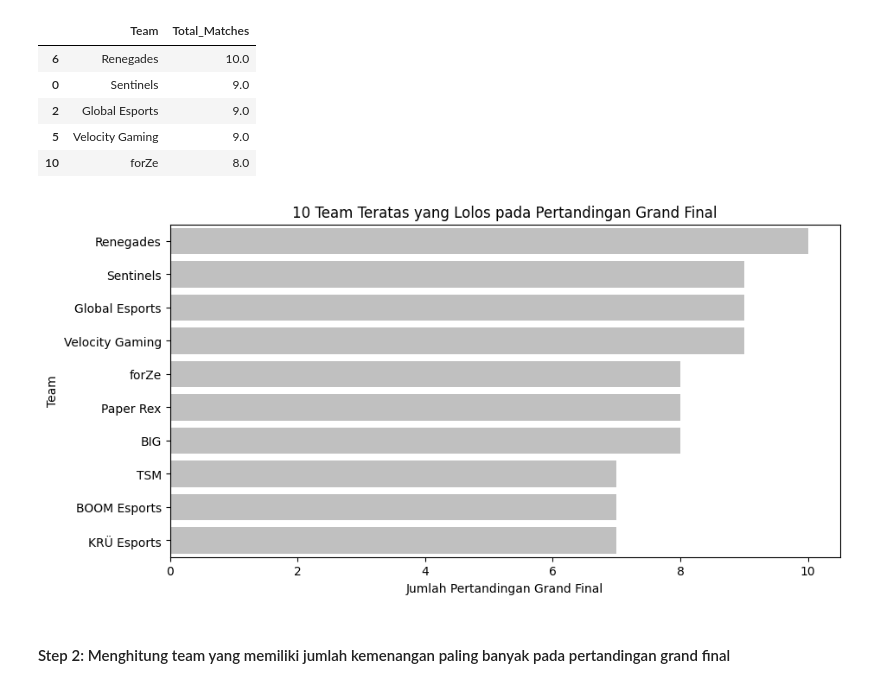
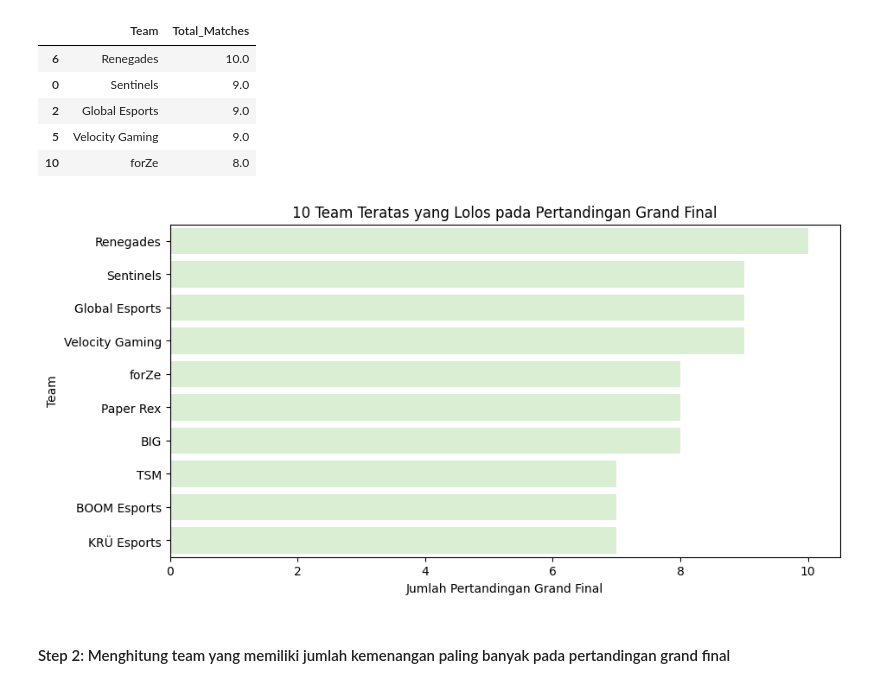
Before and after one commit to LyzanderAndrylie/kasdad-tk, a Jupyter notebook: TK_Data+.ipynb, the cells around one changed output. Drawn from its saved outputs; the diff is of its cells as text; code cells hidden in the pictures.

Commit message:
fix coloring

```diff
--- a/TK_Data+.ipynb
+++ b/TK_Data+.ipynb
@@ -913,12 +910,12 @@ team_counts.head()
 # %%
 plt.figure(figsize=(10, 5))
 sns.barplot(team_counts.iloc[0:10, :], x="Total_Matches",
-            y="Team", color='silver')
+            y="Team", color='#D6F3CD')
 plt.title("10 Team Teratas yang Lolos pada Pertandingan Grand Final")
 plt.xlabel("Jumlah Pertandingan Grand Final")
 plt.show()
 # %% [output]
-[figure, old version]
+[figure, new version]
 # %% [markdown]
 #### Step 2: Menghitung team yang memiliki jumlah kemenangan paling banyak pada pertandingan grand final
 # %%
```
Also changed, not shown: parts of 12 cells of this notebook.
